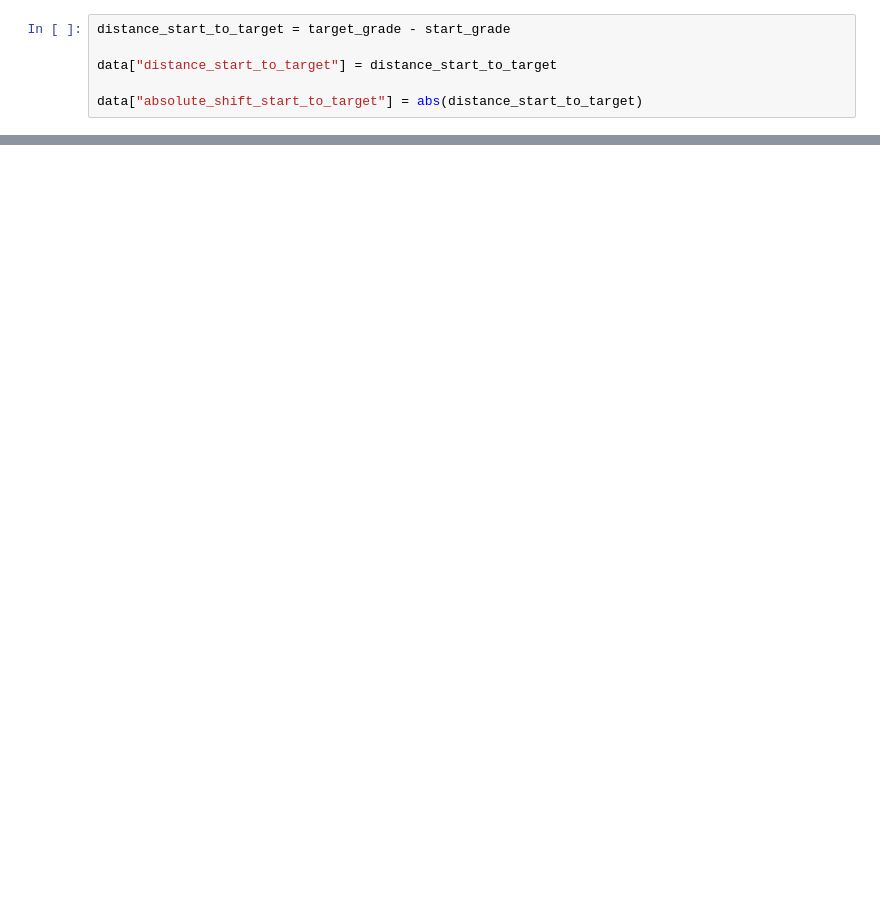
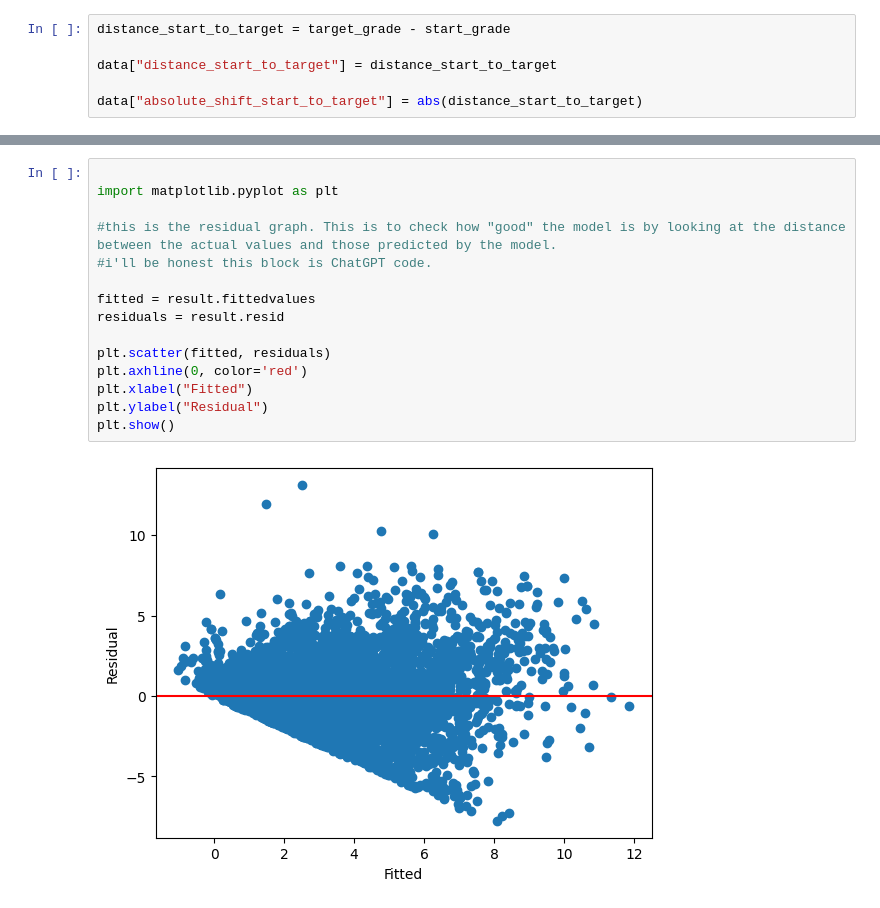
Before and after one commit to JulietWallace/LLM-FKGL-Benchmarking, a Jupyter notebook: analysis.ipynb, the cells around one changed output, grey strips where cells are left out. Saved outputs shown, nothing was run; the diff lists cells and outputs as text; blank space fills up the shorter version.

```diff
--- a/analysis.ipynb
+++ b/analysis.ipynb
@@ -222 +180,18 @@ Group Var                                 0.333    0.053
 ====================================================================================
+# %%
+
+import matplotlib.pyplot as plt
+
+#this is the residual graph. This is to check how "good" the model is by looking at the distance between the actual values and those predicted by the model.
+#i'll be honest this block is ChatGPT code.
+
+fitted = result.fittedvalues
+residuals = result.resid
+
+plt.scatter(fitted, residuals)
+plt.axhline(0, color='red')
+plt.xlabel("Fitted")
+plt.ylabel("Residual")
+plt.show()
+# %% [output]
+[figure, added]
```
Also changed, not shown: parts of 21 cells of this notebook.
